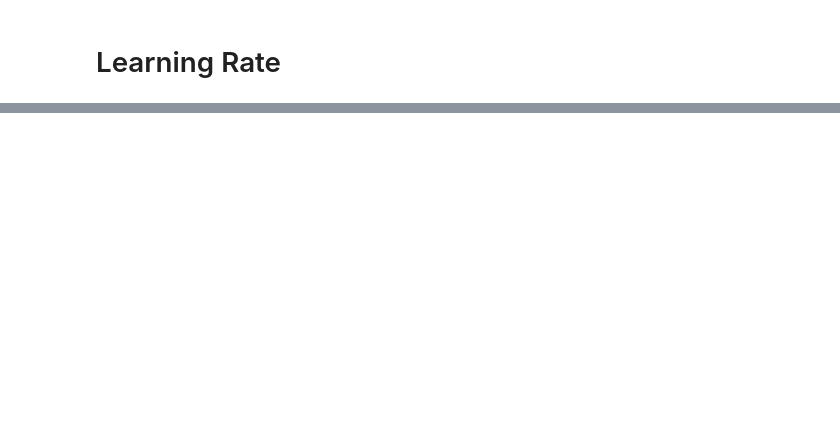
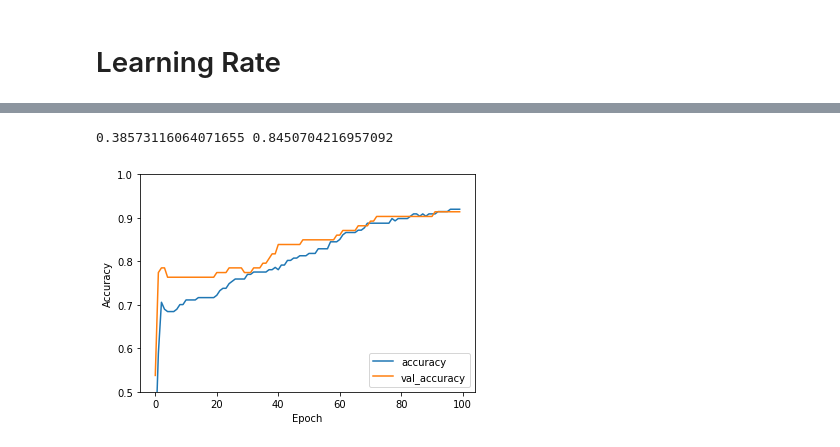
Before and after one commit to rootstrap/ml-training, a Jupyter notebook: prevent_overfitting.ipynb, the cells around one changed output, grey strips where cells are left out. Cells and saved outputs as stored; diff of their text form; code cells hidden in the pictures; blank space fills up the shorter version.

```diff
--- a/prevent_overfitting.ipynb
+++ b/prevent_overfitting.ipynb
@@ -79,0 +117,15 @@ plot_history(history)
+# %%
+model,X_train, X_test, y_train, y_test = create_model()
+# Compile model
+learning_rate = 0.01
+sgd = SGD(lr=learning_rate)
+model.compile(loss='binary_crossentropy', optimizer=sgd, metrics=['accuracy'])
+# Fit the model
+history = model.fit(X_train, y_train, validation_split=0.33, epochs=epochs, batch_size=28, verbose=0)
+plot_history(history)
+
+loss, acc = model.evaluate(X_test,  y_test, verbose=0)
+print(loss, acc)
+# %% [output]
+0.38573116064071655 0.8450704216957092
+[figure, added]
```
Also changed, not shown: parts of 14 cells of this notebook, 8 other files.
